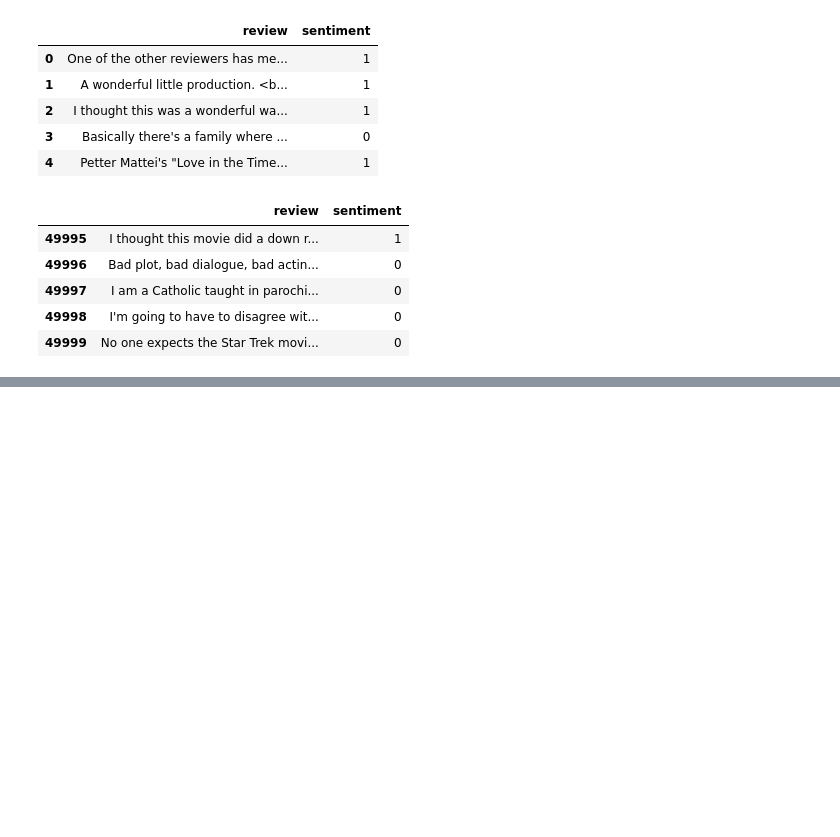
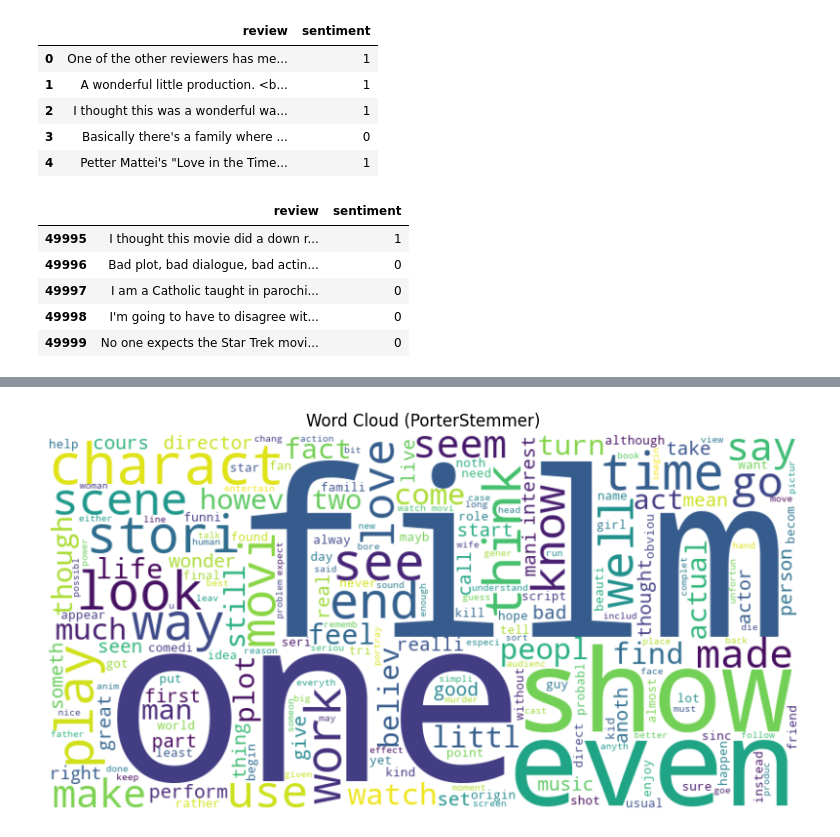
Before and after one commit to AmanDeepSinghH2/ML-Models, a Jupyter notebook: NLP/IMDB Stemming.ipynb, the cells around one changed output, grey strips where cells are left out. Cells and saved outputs as stored; diff of their text form; code cells hidden in the pictures; blank space fills up the shorter version.

```diff
--- a/NLP/IMDB Stemming.ipynb
+++ b/NLP/IMDB Stemming.ipynb
@@ -94,0 +102,8 @@ corpus
+# %%
+plt.figure(figsize=(10, 5))
+plt.imshow(corpus_wordcloud, interpolation='bilinear')
+plt.axis('off')
+plt.title('Word Cloud (PorterStemmer)')
+plt.show()
+# %% [output]
+[figure, added]
```
Also changed, not shown: parts of 13 cells of this notebook, 1 other file.
